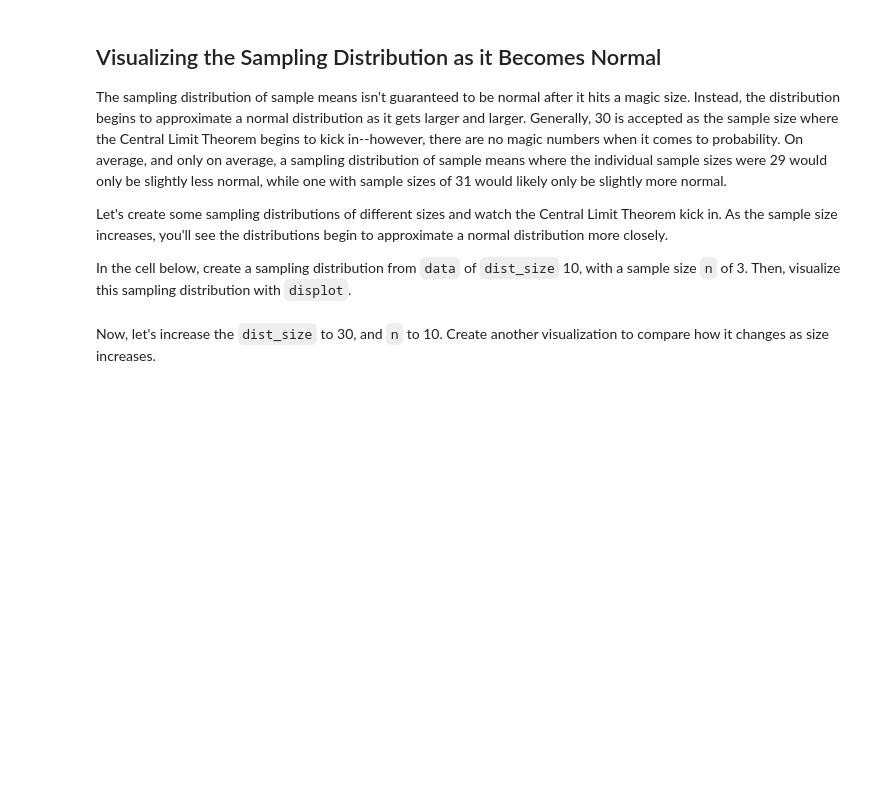
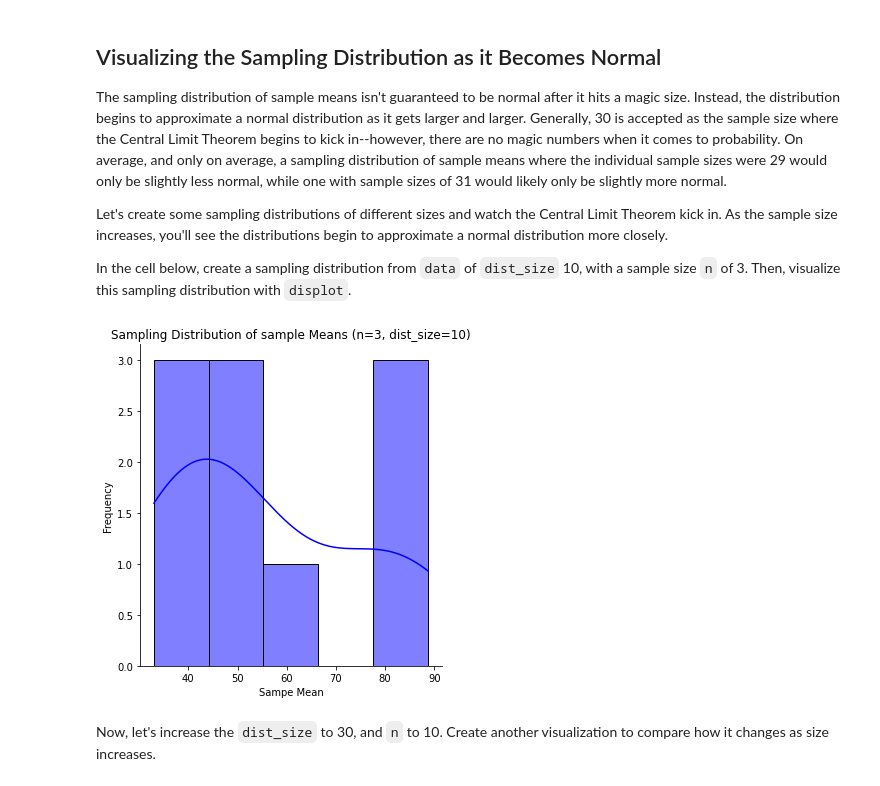
Before and after one commit to Eugene-Asengi/dsc-central-limit-theorem-lab, a Jupyter notebook: index.ipynb, the cells around one changed output. Drawn from its saved outputs; the diff is of its cells as text; code cells hidden in the pictures; blank space fills up the shorter version.

```diff
--- a/index.ipynb
+++ b/index.ipynb
@@ -84,10 +94,8 @@ def get_sample(data, n, seed):
     #Adding random seed for reproducibility
     np.random.seed(seed)
 
-    sample = np.random.choice(data, size=n, replace=False)
+    sample = np.random.choice(data, size=n, replace=True)
     return sample
-
-    pass
 
 test_sample = get_sample(data, 30, 0)
 print(test_sample[:5])
@@ -121,7 +128,12 @@ In the cell below, write a function that takes in 3 arguments: the dataset, the
 Make sure to include some way to change the seed as your function proceeds!
 # %%
 def create_sample_distribution(data, dist_size=100, n=30):
-    pass
+    sample_means=[]
+    for i in range(dist_size):
+        sample = get_sample(data, n, seed=i)
+        sample_mean = get_sample_mean(sample)
+        sample_means.append(sample_mean)
+    return sample_means
 
 test_sample_dist = create_sample_distribution(data)
 print(test_sample_dist[:5])
@@ -143,2 +153,13 @@ In the cell below, create a sampling distribution from `data` of `dist_size` 10,
+# %%
+# Your code here
+sample_distribution = create_sample_distribution(data, dist_size=10, n=3)
+
+sns.displot(sample_distribution, kde=True, bins=5, color='blue')
+plt.title('Sampling Distribution of sample Means (n=3, dist_size=10)')
+plt.xlabel('Sampe Mean')
+plt.ylabel('Frequency')
+plt.show()
+# %% [output]
+[figure, added]
 # %% [markdown]
 Now, let's increase the `dist_size` to 30, and `n` to 10.  Create another visualization to compare how it changes as size increases.
```
Also changed, not shown: parts of 10 cells of this notebook.
